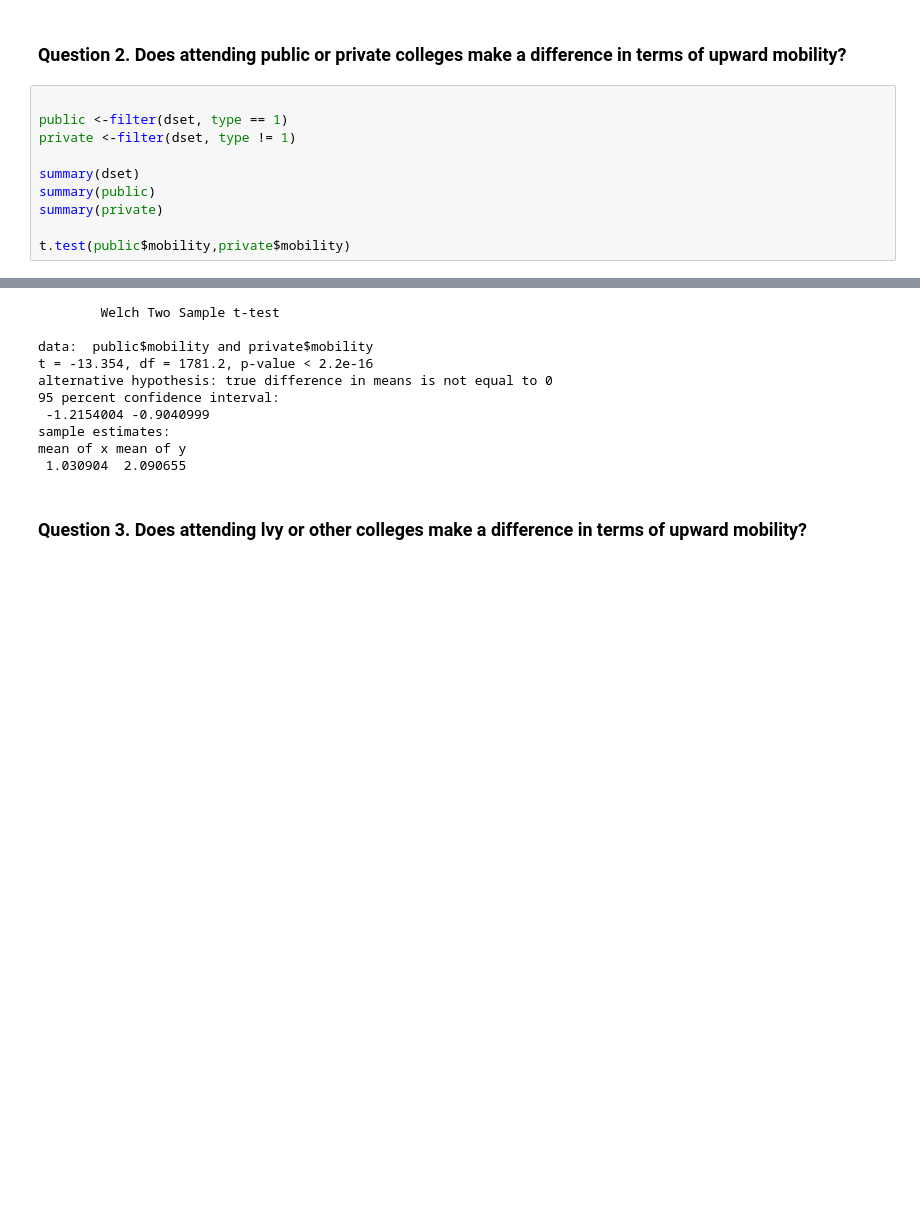
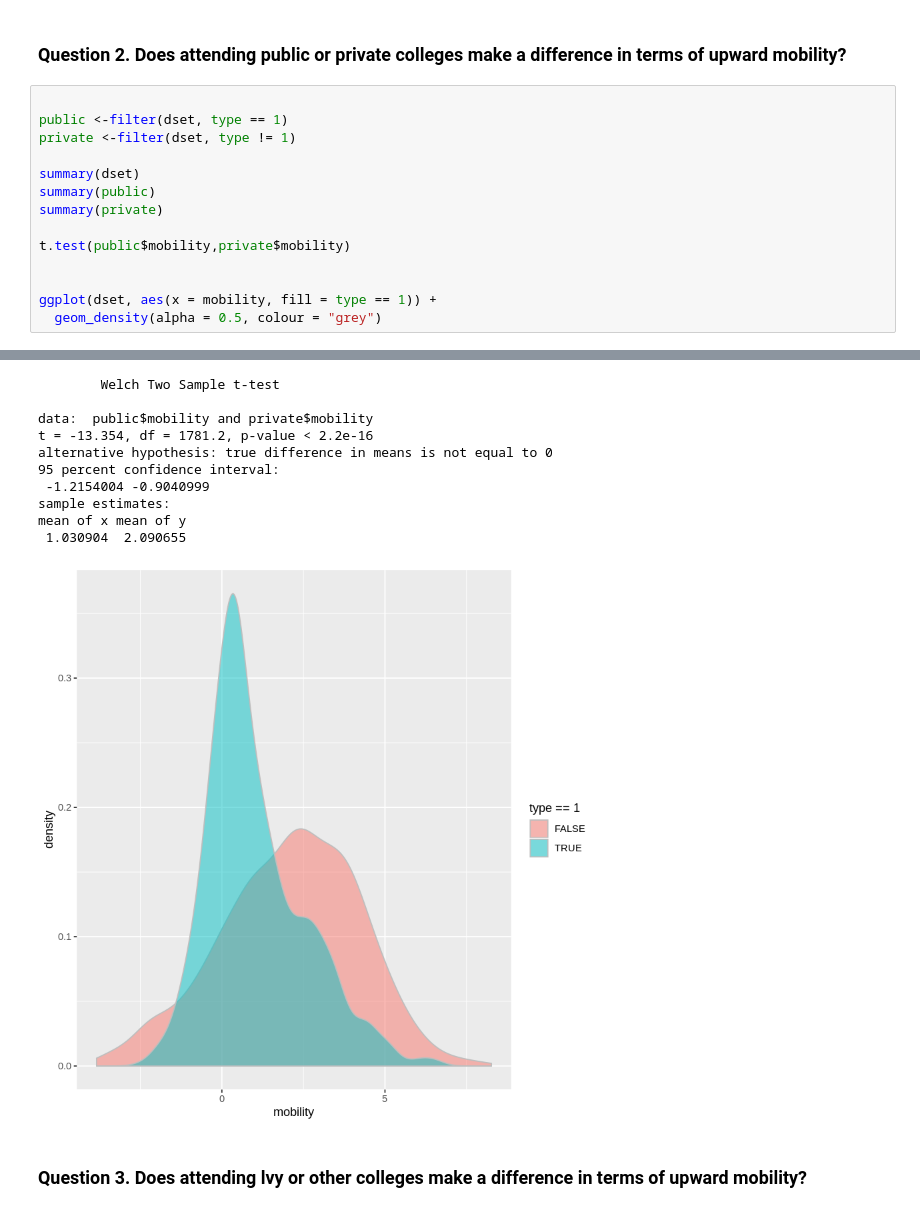
Before and after one commit to XinlanFu/GroupProject, a Jupyter notebook: QUESTION56_rvd.ipynb, the cells around one changed output, grey strips where cells are left out. Saved outputs shown, nothing was run; the diff lists cells and outputs as text; blank space fills up the shorter version.

```diff
--- a/QUESTION56_rvd.ipynb
+++ b/QUESTION56_rvd.ipynb
@@ -94,6 +101,10 @@ summary(public)
 summary(private)
 
 t.test(public$mobility,private$mobility)
+
+
+ggplot(dset, aes(x = mobility, fill = type == 1)) +
+  geom_density(alpha = 0.5, colour = "grey")
 # %% [output]
   super_opeid        name                type            tier
  Min.   :    1   Length:2199        Min.   :1.000   Min.   : 1.000
@@ -129,33 +140,34 @@ t.test(public$mobility,private$mobility)
  Mean   :-0.6693   Mean   :-1.6055   Mean   : 1.030904
  3rd Qu.:-0.5005   3rd Qu.:-1.4274   3rd Qu.: 1.841354
  Max.   : 0.4920   Max.   :-0.3275   Max.   : 6.690271
   super_opeid        name                type            tier
  Min.   :    9   Length:1009        Min.   :2.000   Min.   : 1.000
  1st Qu.: 1959   Class :character   1st Qu.:2.000   1st Qu.: 6.000
  Median : 2929   Mode  :character   Median :2.000   Median : 6.000
  Mean   : 5670                      Mean   :2.188   Mean   : 6.674
  3rd Qu.: 3783                      3rd Qu.:2.000   3rd Qu.: 8.000
  Max.   :41302                      Max.   :3.000   Max.   :12.000
   tier_name            iclevel          region         state
  Length:1009        Min.   :1.000   Min.   :1.000   Length:1009
  Class :character   1st Qu.:1.000   1st Qu.:1.000   Class :character
  Mode  :character   Median :1.000   Median :2.000   Mode  :character
                     Mean   :1.167   Mean   :2.248
 ... (12 lines left out)
  Median :-0.4638   Median :-1.4041   Median : 2.2397
  Mean   :-0.4918   Mean   :-1.4370   Mean   : 2.0907
  3rd Qu.:-0.1663   3rd Qu.:-1.1270   3rd Qu.: 3.6418
  Max.   : 0.7053   Max.   :-0.3409   Max.   : 8.2631
         Welch Two Sample t-test
 
 data:  public$mobility and private$mobility
 t = -13.354, df = 1781.2, p-value < 2.2e-16
 alternative hypothesis: true difference in means is not equal to 0
 95 percent confidence interval:
  -1.2154004 -0.9040999
 sample estimates:
 mean of x mean of y
  1.030904  2.090655
+[figure, added]
 # %% [markdown]
 ### Question 3. Does attending lvy or other colleges make a difference in terms of upward mobility?
 # %%
```
Also changed, not shown: parts of 8 cells of this notebook.
